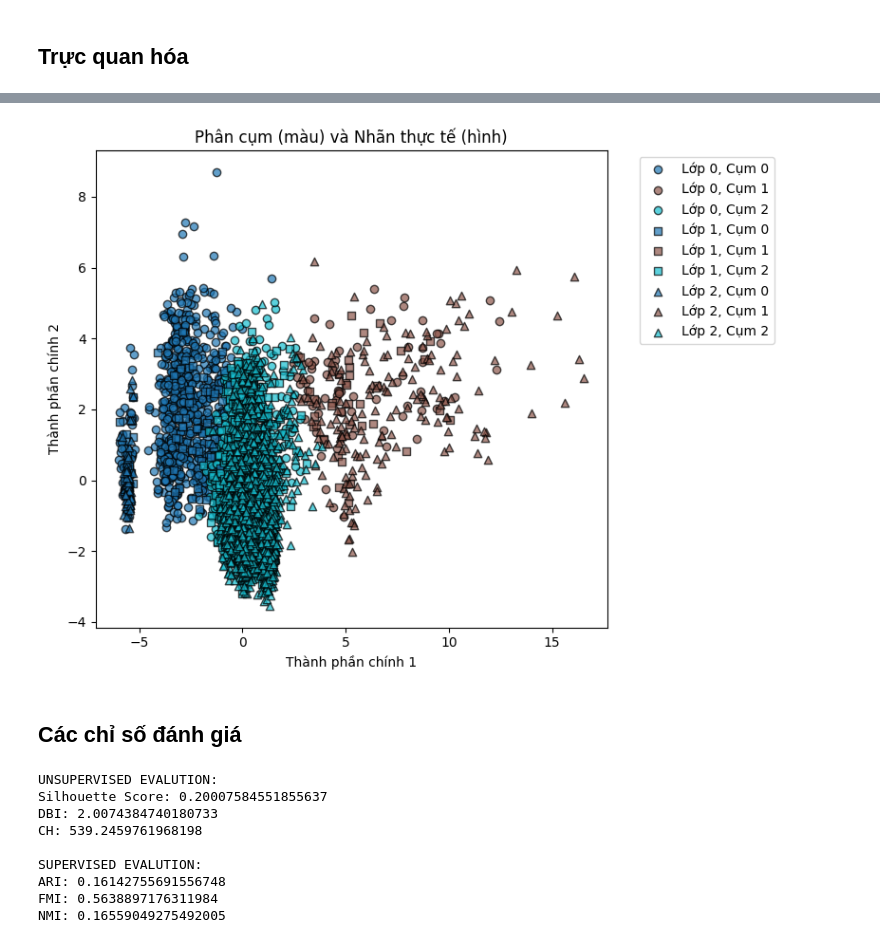
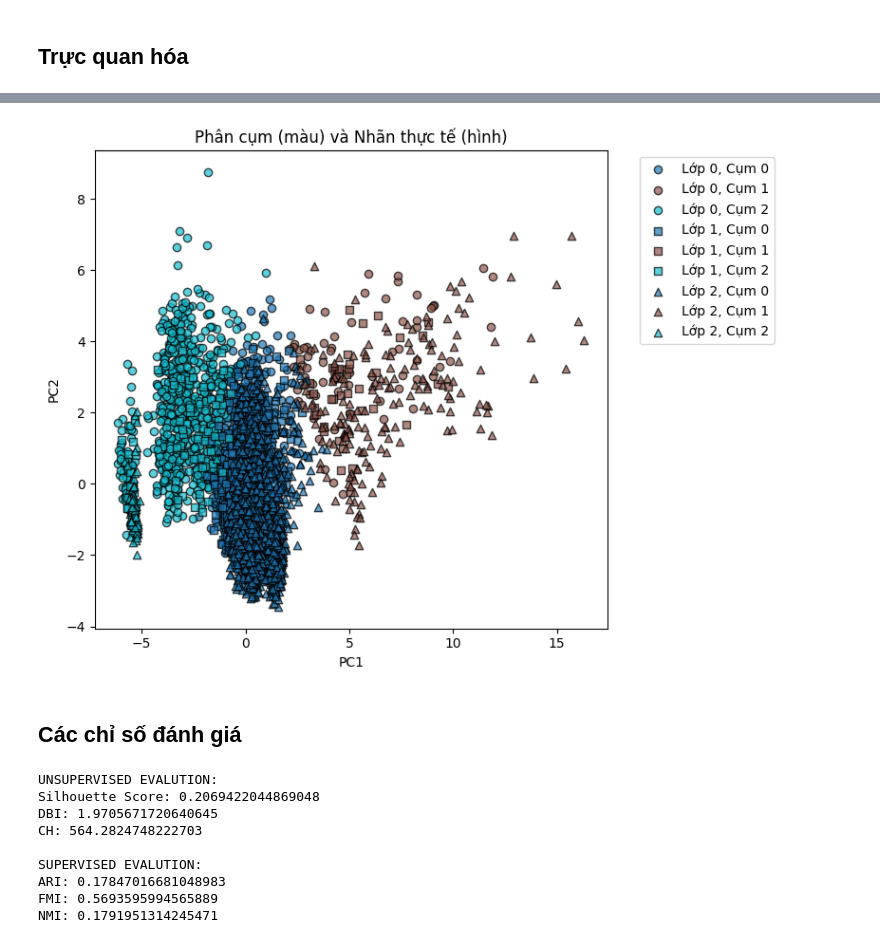
Before and after one commit to imbich/Project-Machine-Learning, a Jupyter notebook: notebook/cluster.ipynb, the cells around one changed output, grey strips where cells are left out. Cells and saved outputs as stored; diff of their text form; code cells hidden in the pictures.

```diff
--- a/notebook/cluster.ipynb
+++ b/notebook/cluster.ipynb
@@ -12,7 +13,6 @@ from sklearn.preprocessing import StandardScaler
 data = pd.read_csv(r'..\data\data_processed\data_processed.csv')
 # %%
 X = data.drop('Target', axis = 1)
-X = StandardScaler().fit_transform(X)
 y = data['Target']
 # %% [markdown]
 ## Tìm k
@@ -70,33 +77,34 @@ plt.show()
 # %%
 markers = ['o', 's', '^']  # Tuỳ số nhãn
 labels_cluster = clusters
 unique_labels = np.unique(y)
 unique_clusters = np.unique(labels_cluster)
 colors = plt.cm.tab10(np.linspace(0, 1, len(unique_clusters)))  # Tạo màu cho từng cụm
 
 plt.figure(figsize=(8, 6))
 
 for i, label in enumerate(unique_labels):
     for j, cluster in enumerate(unique_clusters):
         mask = (y == label) & (labels_cluster == cluster)
         plt.scatter(
             X_pca[mask, 0],
             X_pca[mask, 1],
             color=colors[j],
             marker=markers[i % len(markers)],
             label=f'Lớp {label}, Cụm {cluster}',
             edgecolors='k',  # viền đen cho rõ
             alpha=0.7
         )
 
 plt.title("Phân cụm (màu) và Nhãn thực tế (hình)")
-plt.xlabel('Thành phần chính 1')
-plt.ylabel('Thành phần chính 2')
+plt.xlabel('PC1')
+plt.ylabel('PC2')
 plt.legend(bbox_to_anchor=(1.05, 1), loc='upper left')
 plt.tight_layout()
 plt.show()
+# plt.savefig('cluster_shape_color.png')
 # %% [output]
-[figure, old version]
+[figure, new version]
 # %% [markdown]
 ## Các chỉ số đánh giá
 # %%
@@ -114,11 +122,11 @@ print('FMI:', fowlkes_mallows_score(y, clusters))
 print('NMI:', normalized_mutual_info_score(y, clusters))
 # %% [output]
 UNSUPERVISED EVALUTION:
-Silhouette Score: 0.20007584551855637
-DBI: 2.0074384740180733
-CH: 539.2459761968198
+Silhouette Score: 0.2069422044869048
+DBI: 1.9705671720640645
+CH: 564.2824748222703
 
 SUPERVISED EVALUTION:
-ARI: 0.16142755691556748
-FMI: 0.5638897176311984
-NMI: 0.16559049275492005
+ARI: 0.17847016681048983
+FMI: 0.5693595994565889
+NMI: 0.1791951314245471
```
Also changed, not shown: parts of 5 cells of this notebook.
